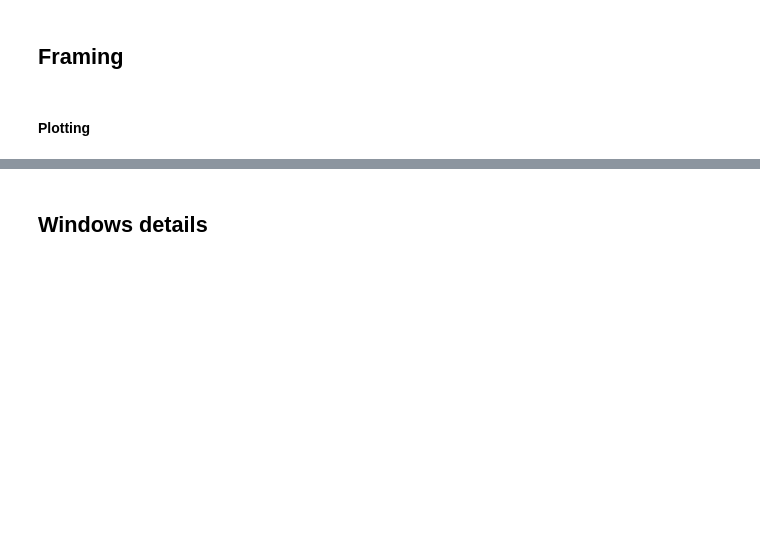
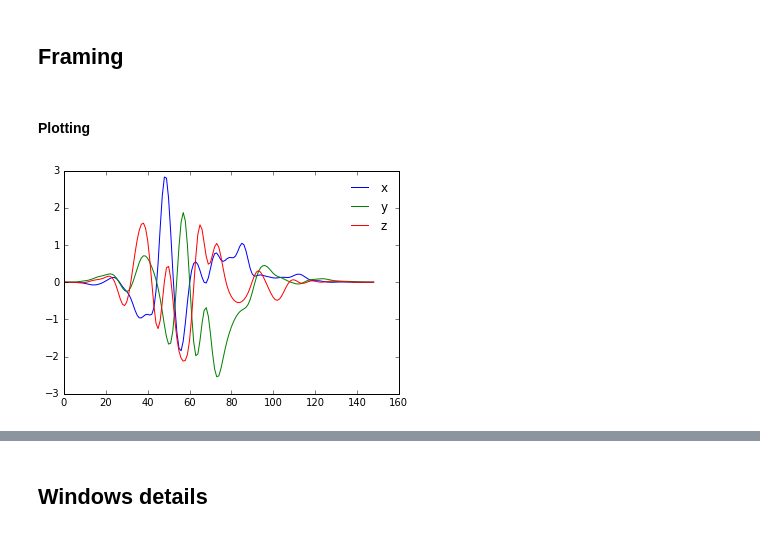
Before and after one commit to ewerlopes/phd_robogame, a Jupyter notebook: notebooks/Windowing AGAIN-Copy1.ipynb, the cells around one changed output, grey strips where cells are left out. Drawn from its saved outputs; the diff is of its cells as text; code cells hidden in the pictures; blank space fills up the shorter version.

```diff
--- a/notebooks/Windowing AGAIN-Copy1.ipynb
+++ b/notebooks/Windowing AGAIN-Copy1.ipynb
@@ -380,8 +332,10 @@ df = pd.DataFrame(dic, columns=['x','y','z','file'])
 # %% [markdown]
 #### Plotting
 # %%
-plt.plot(df.loc[0]['x'], label='x')
-plt.plot(df.loc[0]['y'], label='y')
-plt.plot(df.loc[0]['z'], label='z')
+plt.plot(dataset[1]['x'][0], label='x')
+plt.plot(dataset[1]['y'][0], label='y')
+plt.plot(dataset[1]['z'][0], label='z')
 plt.legend(loc='best', frameon=False)
 plt.show()
+# %% [output]
+[figure, added]
```
Also changed, not shown: parts of 11 cells of this notebook, 6 other files.
